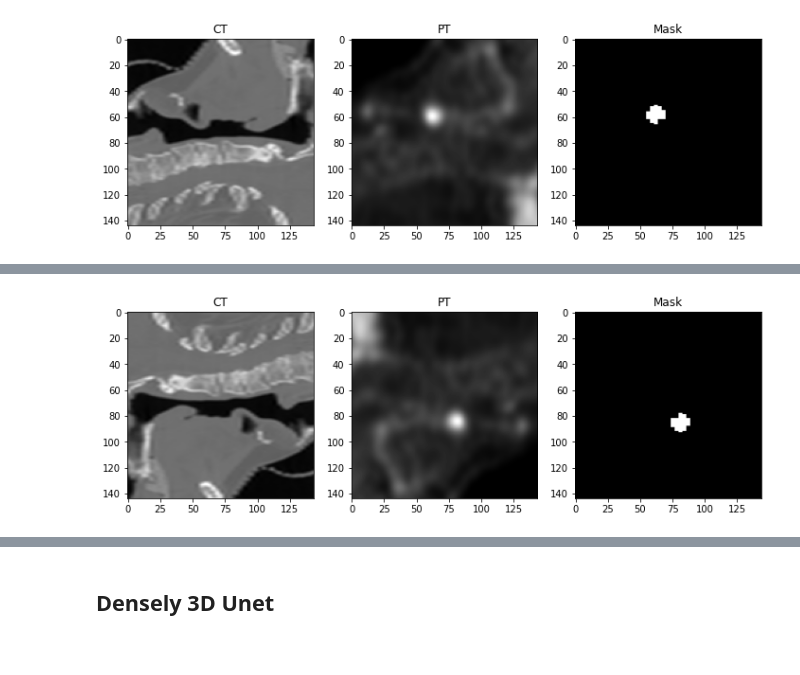
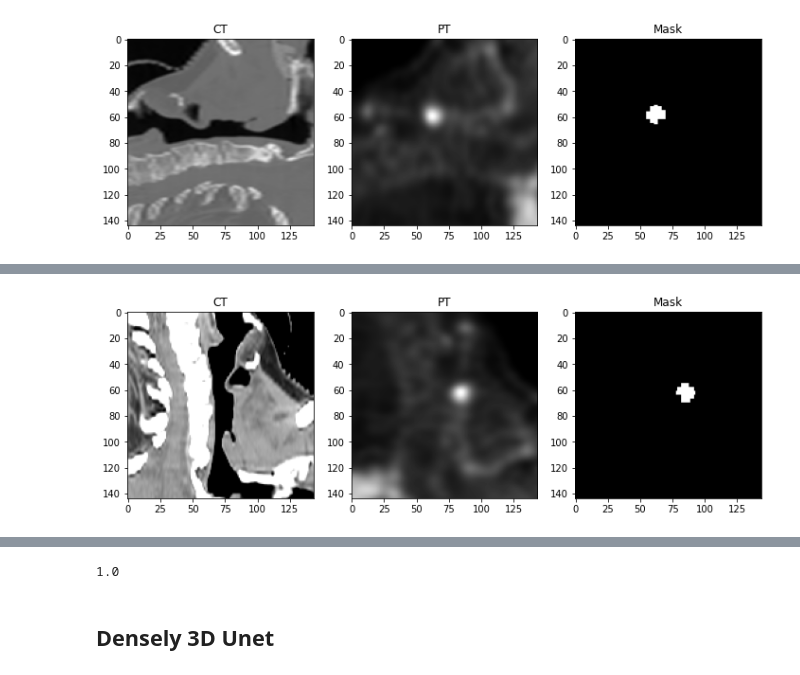
Before and after one commit to BBQtime/HNSCC-ct-pet-tumor-segmentation, a Jupyter notebook: dense Unet with attention head.ipynb, the cells around one changed output, grey strips where cells are left out. Saved outputs shown, nothing was run; the diff lists cells and outputs as text; code cells hidden in the pictures.

```diff
--- a/dense Unet with attention head.ipynb
+++ b/dense Unet with attention head.ipynb
@@ -167,22 +169,25 @@ def get_augment_operations(random_state, probability=.25):
 # %%
 # Augment test
 
 random_state = np.random.RandomState()
 f = get_augment_operations(random_state)
 
 _aug_test_ct = f(test_ct)
 _aug_test_pt = f(test_pt)
 _aug_test_mask = f(test_mask)
+_aug_test_ct[_aug_test_ct<-150]=-150
+_aug_test_ct[_aug_test_ct>150]=150
+
 fig, (ax1, ax2, ax3) = plt.subplots(1,3, figsize = (12, 6))
 
 ax1.imshow(_aug_test_ct[_aug_test_ct.shape[0]//2], cmap = 'gray')
 ax1.set_title('CT')
 ax2.imshow(_aug_test_pt[_aug_test_pt.shape[0]//2], cmap = 'gray')
 ax2.set_title('PT')
 ax3.imshow(_aug_test_mask[_aug_test_mask.shape[0]//2], cmap = 'gray')
 ax3.set_title('Mask')
 plt.show()
 # %% [output]
-[figure, old version]
+[figure, new version]
 # %%
 import tensorflow as tf
@@ -300,6 +335,11 @@ for data, labels in valid_dataset:
 (3, 144, 144, 144)
 testing valid pipeline
 (3, 144, 144, 144, 2) (3, 144, 144, 144)
+# %%
+r = random.randrange(8, 12, 1)
+r/10
+# %% [output]
+1.0
 # %% [markdown]
 ## Densely 3D Unet
 # %%
```
Also changed, not shown: parts of 11 cells of this notebook, 16 other files.
